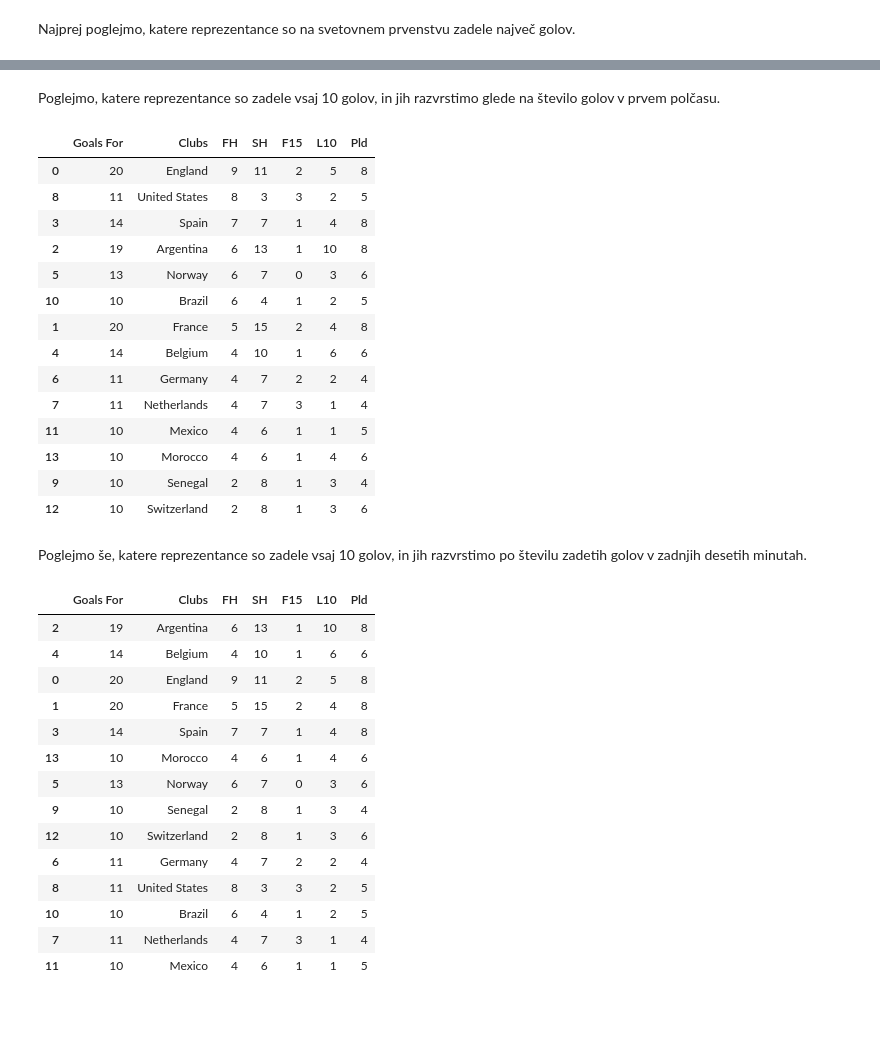
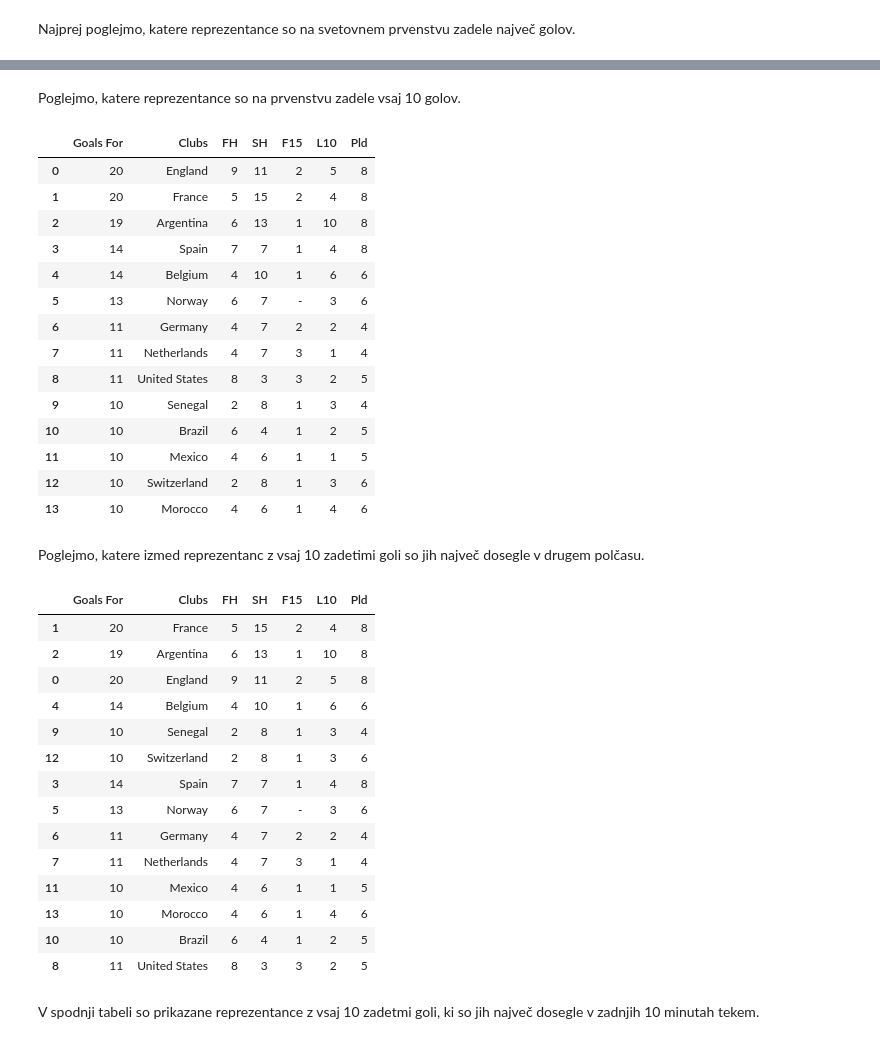
Before and after one commit to zalakmetic/UVP_projektna_naloga, a Jupyter notebook: analiza.ipynb, the cells around one changed output, grey strips where cells are left out. Cells and saved outputs as stored; diff of their text form; code cells hidden in the pictures; blank space fills up the shorter version.

Commit message:
Dopolnitev analize najboljših reprezentanc v napadu.

```diff
--- a/analiza.ipynb
+++ b/analiza.ipynb
@@ -121,42 +129,43 @@ najvec_golov
 # %% [markdown]
-Poglejmo, katere reprezentance so zadele vsaj 10 golov, in jih razvrstimo glede na število golov v prvem polčasu.
+Poglejmo, katere reprezentance so na prvenstvu zadele vsaj 10 golov.
 # %%
 vsaj_10_golov = goals_for[goals_for["Goals For"] >= 10]
-vsaj_10_golov.sort_values("FH", ascending=False)
+vsaj_10_golov
 # %% [output]
 |  | Goals For | Clubs | FH | SH | F15 | L10 | Pld |
 | 0 | 20 | England | 9 | 11 | 2 | 5 | 8 |
-| 8 | 11 | United States | 8 | 3 | 3 | 2 | 5 |
+| 1 | 20 | France | 5 | 15 | 2 | 4 | 8 |
+| 2 | 19 | Argentina | 6 | 13 | 1 | 10 | 8 |
 | 3 | 14 | Spain | 7 | 7 | 1 | 4 | 8 |
-| 2 | 19 | Argentina | 6 | 13 | 1 | 10 | 8 |
-| 5 | 13 | Norway | 6 | 7 | 0 | 3 | 6 |
-| 10 | 10 | Brazil | 6 | 4 | 1 | 2 | 5 |
-| 1 | 20 | France | 5 | 15 | 2 | 4 | 8 |
 | 4 | 14 | Belgium | 4 | 10 | 1 | 6 | 6 |
+| 5 | 13 | Norway | 6 | 7 | - | 3 | 6 |
 | 6 | 11 | Germany | 4 | 7 | 2 | 2 | 4 |
 | 7 | 11 | Netherlands | 4 | 7 | 3 | 1 | 4 |
+| 8 | 11 | United States | 8 | 3 | 3 | 2 | 5 |
+| 9 | 10 | Senegal | 2 | 8 | 1 | 3 | 4 |
+| 10 | 10 | Brazil | 6 | 4 | 1 | 2 | 5 |
 | 11 | 10 | Mexico | 4 | 6 | 1 | 1 | 5 |
+| 12 | 10 | Switzerland | 2 | 8 | 1 | 3 | 6 |
 | 13 | 10 | Morocco | 4 | 6 | 1 | 4 | 6 |
-| 9 | 10 | Senegal | 2 | 8 | 1 | 3 | 4 |
-| 12 | 10 | Switzerland | 2 | 8 | 1 | 3 | 6 |
 # %% [markdown]
-Poglejmo še, katere reprezentance so zadele vsaj 10 golov, in jih razvrstimo po številu zadetih golov v zadnjih desetih minutah.
+Poglejmo, katere izmed reprezentanc z vsaj 10 zadetimi goli so jih največ dosegle v drugem polčasu.
 # %%
-vsaj_10_golov["L10"] = vsaj_10_golov["L10"].astype(int)
-vsaj_10_golov.sort_values("L10", ascending=False)
+vsaj_10_golov.sort_values("SH", ascending=False)
 # %% [output]
 |  | Goals For | Clubs | FH | SH | F15 | L10 | Pld |
+| 1 | 20 | France | 5 | 15 | 2 | 4 | 8 |
 | 2 | 19 | Argentina | 6 | 13 | 1 | 10 | 8 |
+| 0 | 20 | England | 9 | 11 | 2 | 5 | 8 |
 | 4 | 14 | Belgium | 4 | 10 | 1 | 6 | 6 |
-| 0 | 20 | England | 9 | 11 | 2 | 5 | 8 |
-| 1 | 20 | France | 5 | 15 | 2 | 4 | 8 |
-| 3 | 14 | Spain | 7 | 7 | 1 | 4 | 8 |
-| 13 | 10 | Morocco | 4 | 6 | 1 | 4 | 6 |
-| 5 | 13 | Norway | 6 | 7 | 0 | 3 | 6 |
 | 9 | 10 | Senegal | 2 | 8 | 1 | 3 | 4 |
 | 12 | 10 | Switzerland | 2 | 8 | 1 | 3 | 6 |
+| 3 | 14 | Spain | 7 | 7 | 1 | 4 | 8 |
+| 5 | 13 | Norway | 6 | 7 | - | 3 | 6 |
 | 6 | 11 | Germany | 4 | 7 | 2 | 2 | 4 |
-| 8 | 11 | United States | 8 | 3 | 3 | 2 | 5 |
-| 10 | 10 | Brazil | 6 | 4 | 1 | 2 | 5 |
 | 7 | 11 | Netherlands | 4 | 7 | 3 | 1 | 4 |
 | 11 | 10 | Mexico | 4 | 6 | 1 | 1 | 5 |
+| 13 | 10 | Morocco | 4 | 6 | 1 | 4 | 6 |
+| 10 | 10 | Brazil | 6 | 4 | 1 | 2 | 5 |
+| 8 | 11 | United States | 8 | 3 | 3 | 2 | 5 |
+# %% [markdown]
+V spodnji tabeli so prikazane reprezentance z vsaj 10 zadetmi goli, ki so jih največ dosegle v zadnjih 10 minutah tekem.
```
Also changed, not shown: parts of 4 cells of this notebook.
